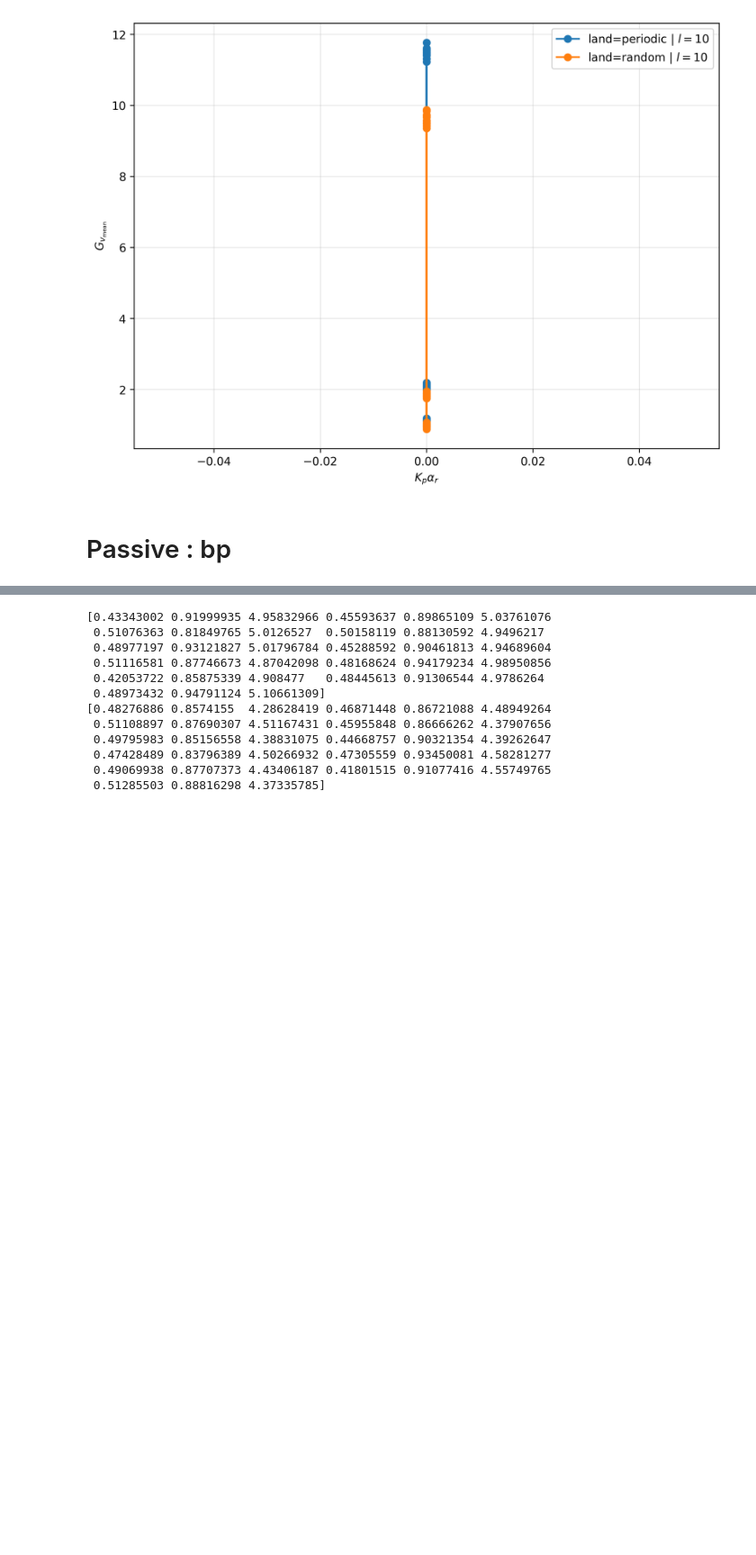
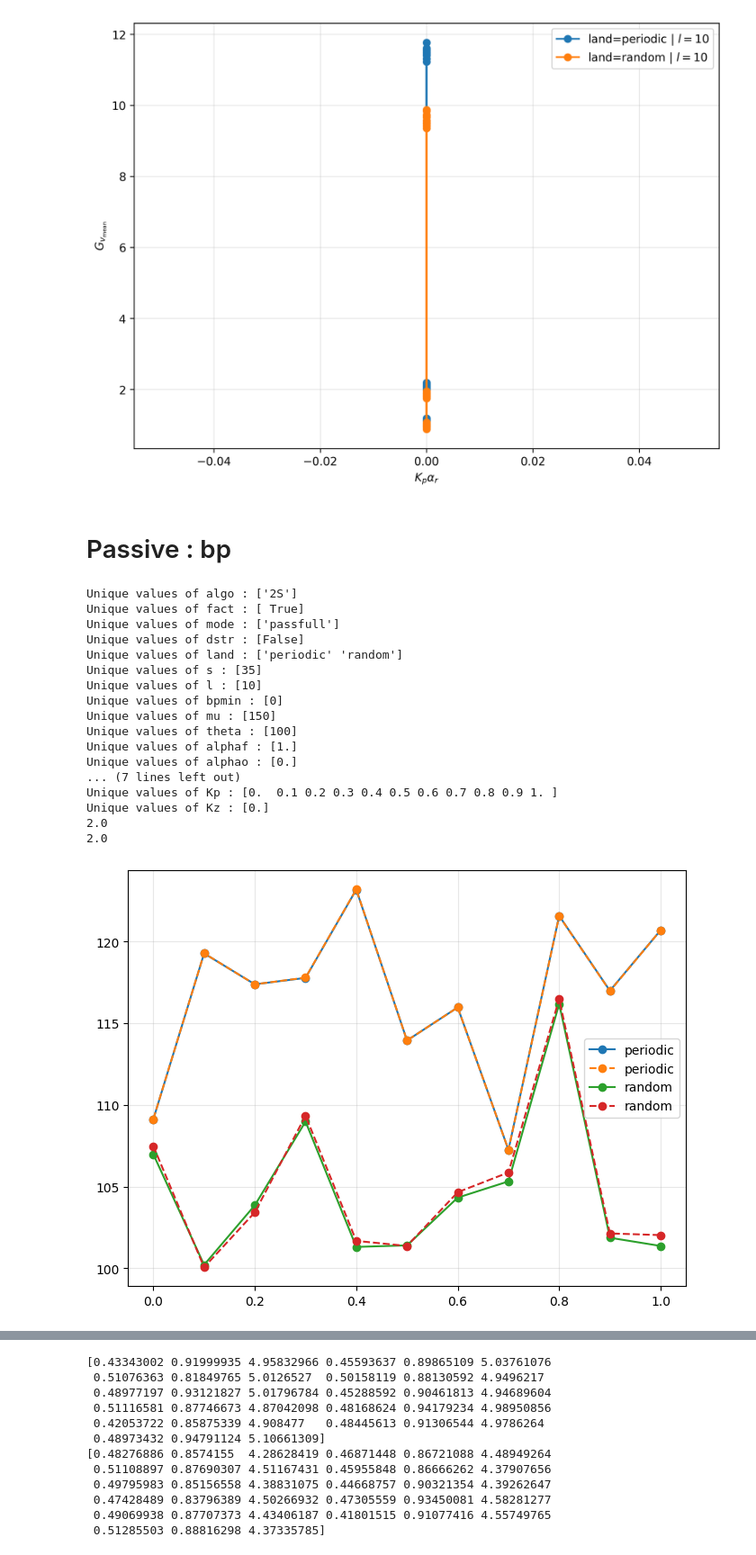
Before and after one commit to npelletbossot/nucleo, a Jupyter notebook: notebooks/work/fact_bis.ipynb, the cells around one changed output, grey strips where cells are left out. Shown at 90% size. Cells and saved outputs as stored; diff of their text form; code cells hidden in the pictures; blank space fills up the shorter version.

```diff
--- a/notebooks/work/fact_bis.ipynb
+++ b/notebooks/work/fact_bis.ipynb
@@ -255,3 +255,71 @@ plt.show()
 [figure]
 # %% [markdown]
 # Passive : bp
+# %%
+root_work = "/home/nicolas/Documents/Workspace/nucleo/outputs/FACT_PASSIVE_FULL__PC__2026-09-17/nucleo__passfull__0"
+
+import numpy as np
+import matplotlib.pyplot as plt
+import polars as pl
+from nucleo.io.reading import reading_all_parquet
+
+df_work = reading_all_parquet(root_work)
+
+columns = [
+    'algo', 'fact', 'mode', 'dstr',
+    'land', 's', 'l', 'bpmin',
+    'mu', 'theta', 'alphaf',
+    'alphao', 'beta', 'rcapt', 'rrest',
+    'alphac', 'alphad',
+    'alphar', 'krel', 'Kp', 'Kz'
+]
+
+for col in columns:
+    print(f"Unique values of {col} : {np.unique(df_passive[col])}")
+
+plt.figure(figsize=(8,6))
+
+lands = ["periodic", "random"]
+
+c_moyen = (150 + 10) / (10 + 35)
+alphac = 0.67
+
+for land in lands :
+    df_plot = df_work.filter(
+        (pl.col("Kz") == 0.0) &
+        (pl.col("land") == land)
+    )
+
+    Kp      = df_plot["Kp"]
+    vc_mean = df_plot["vc_mean"].to_numpy()
+
+    vc_mean_equiv = df_plot["v_mean"].to_numpy() * c_moyen
+
+
+    plt.plot(Kp, vc_mean / alphac, marker="o", label=f"{land}", ls="-")
+    plt.plot(Kp, vc_mean_equiv / alphac, marker="o", label=f"{land}", ls="--")
+
+    print(rrest)
+
+plt.grid(True, alpha=0.30)
+plt.legend()
+plt.show()
+# %% [output]
+Unique values of algo : ['2S']
+Unique values of fact : [ True]
+Unique values of mode : ['passfull']
+Unique values of dstr : [False]
+Unique values of land : ['periodic' 'random']
+Unique values of s : [35]
+Unique values of l : [10]
+Unique values of bpmin : [0]
+Unique values of mu : [150]
+Unique values of theta : [100]
+Unique values of alphaf : [1.]
+Unique values of alphao : [0.]
+... (7 lines left out)
+Unique values of Kp : [0.  0.1 0.2 0.3 0.4 0.5 0.6 0.7 0.8 0.9 1. ]
+Unique values of Kz : [0.]
+2.0
+2.0
+[figure, added]
```
Also changed, not shown: parts of 1 cell of this notebook, 2 other files.
